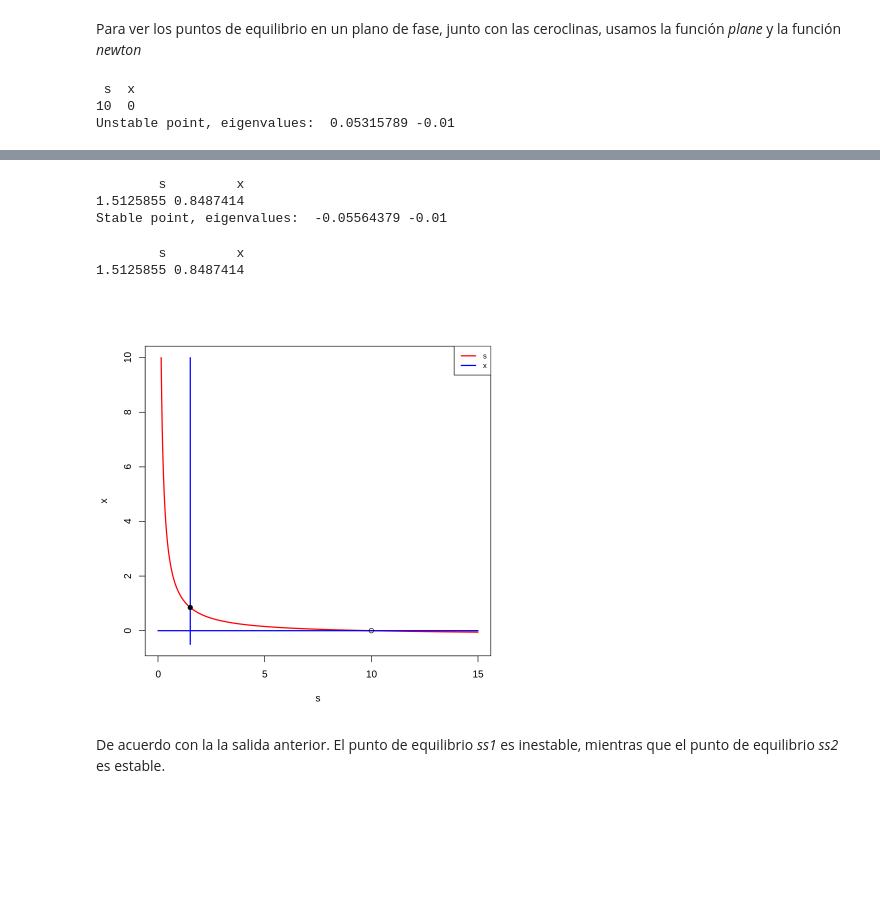
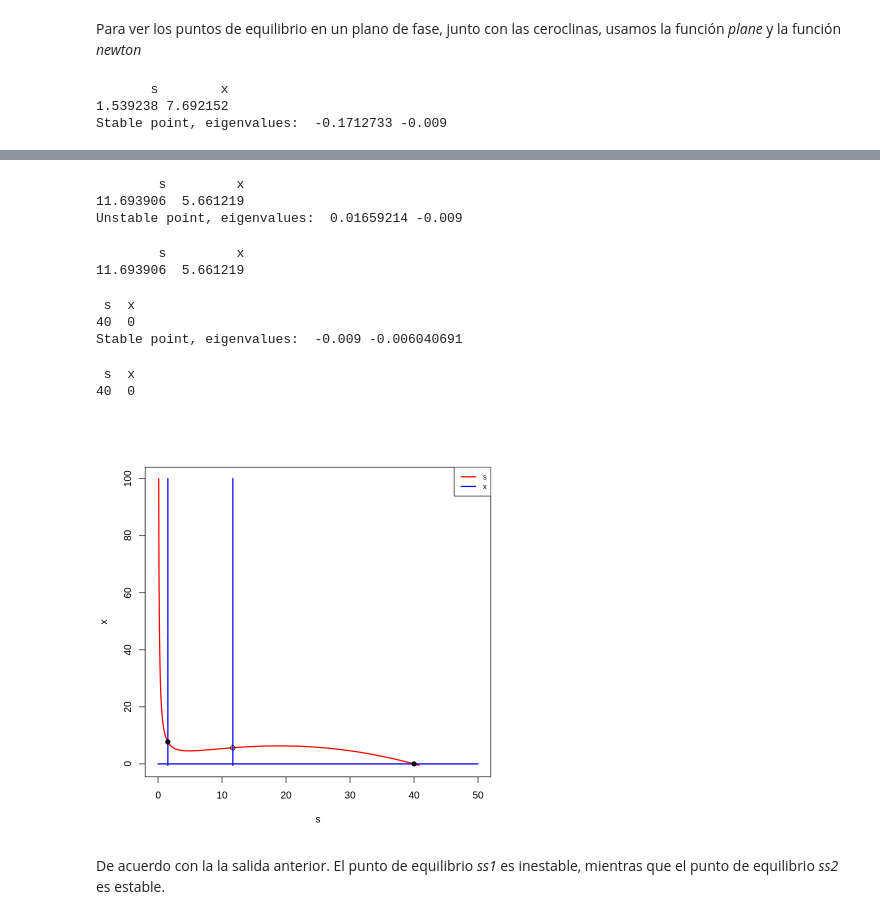
Before and after one commit to JuanM-GG/sistemas-dinamicos-R, a Jupyter notebook: modelo_inhibicion.ipynb, the cells around one changed output, grey strips where cells are left out. Drawn from its saved outputs; the diff is of its cells as text; code cells hidden in the pictures; blank space fills up the shorter version.

```diff
--- a/modelo_inhibicion.ipynb
+++ b/modelo_inhibicion.ipynb
@@ -324,10 +331,11 @@ $ss2
 # %% [markdown]
 Para ver los puntos de equilibrio en un plano de fase, junto con las ceroclinas, usamos la función *plane* y la función *newton*
 # %%
-plane(xmin = 0, xmax = 15, ymin = -0.5, ymax = 10)
-newton(state = c(s = 10, x = 0), plot = T)
-newton(state = c(s = 1.5, x = 0.85), plot = T)
+plane(xmin = 0, xmax = 50, ymin = -0.5, ymax = 100)
+newton(state = c(s = 2, x = 10), plot = T)
+newton(state = c(s = 12, x = 5), plot = T)
+newton(state = c(s = 40, x = 0), plot = T)
 # %% [output]
- s  x
-10  0
-Unstable point, eigenvalues:  0.05315789 -0.01
+       s        x
+1.539238 7.692152
+Stable point, eigenvalues:  -0.1712733 -0.009
@@ -336,9 +344,14 @@ Unstable point, eigenvalues:  0.05315789 -0.01
         s         x
-1.5125855 0.8487414
-Stable point, eigenvalues:  -0.05564379 -0.01
+11.693906  5.661219
+Unstable point, eigenvalues:  0.01659214 -0.009
         s         x
-1.5125855 0.8487414
+11.693906  5.661219
+ s  x
+40  0
+Stable point, eigenvalues:  -0.009 -0.006040691
+ s  x
+40  0
-[figure, old version]
+[figure, new version]
 # %% [markdown]
 De acuerdo con la la salida anterior. El punto de equilibrio *ss1* es inestable, mientras que el punto de equilibrio *ss2* es estable.
 # %% [markdown]
```
Also changed, not shown: parts of 22 cells of this notebook.
